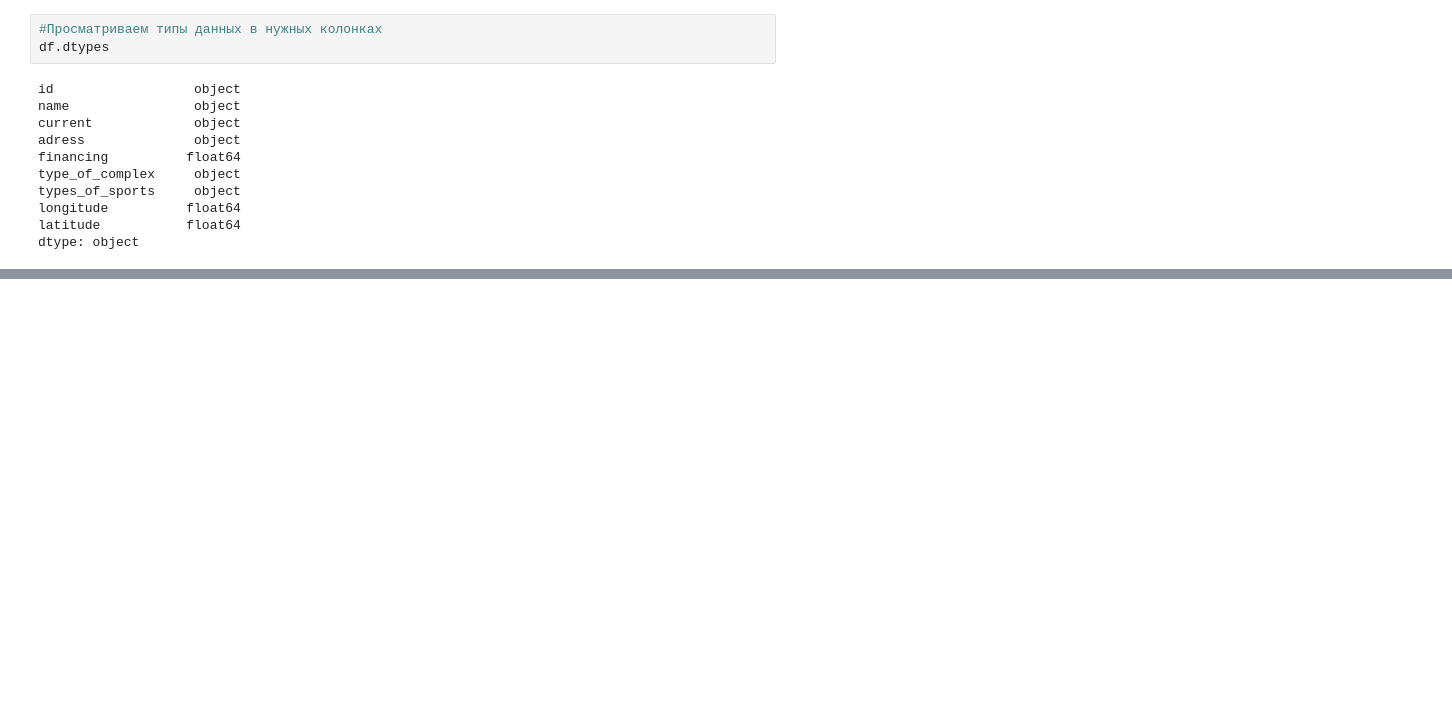
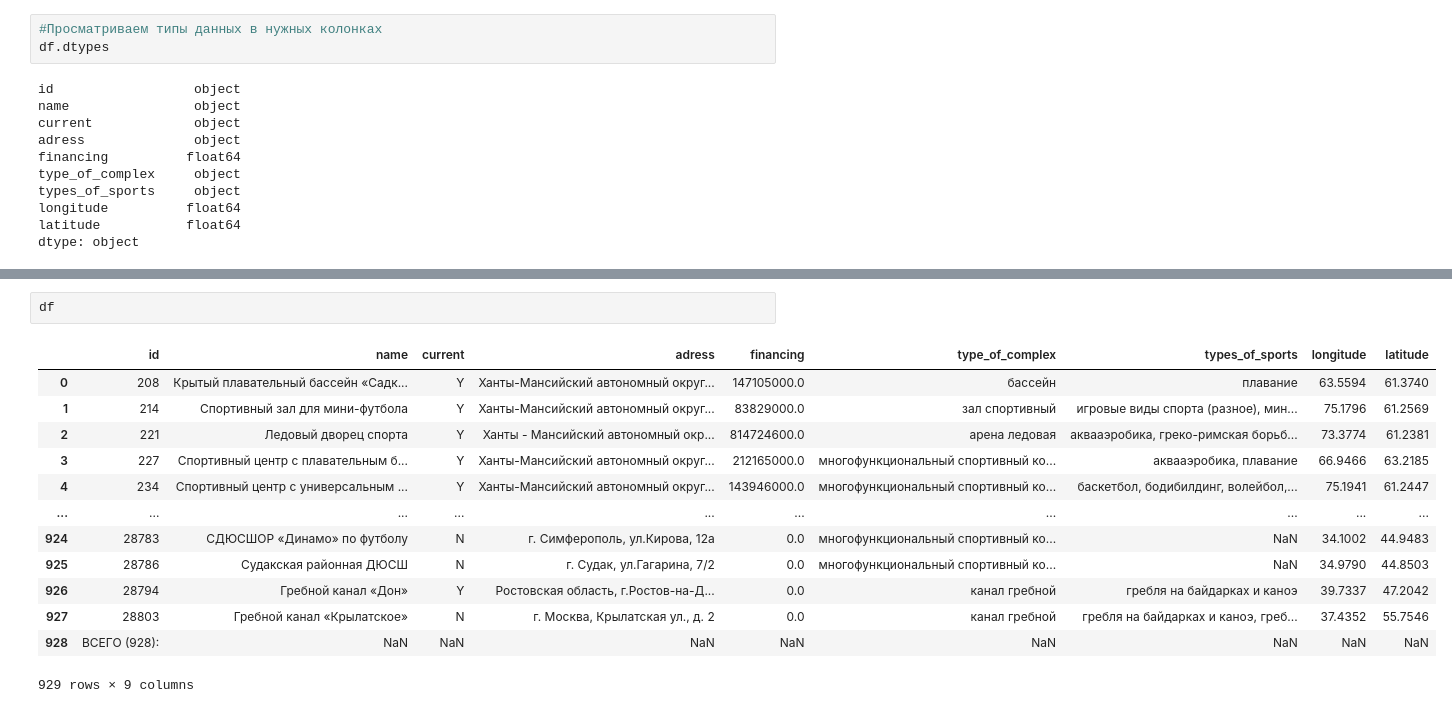
Before and after one commit to TheDryus/A-project-about-Russian-sports-facilities, a Jupyter notebook: All_Russian_Register_of_Sports_facilities_with_sports.ipynb, the cells around one changed output, grey strips where cells are left out. Cells and saved outputs as stored; diff of their text form; blank space fills up the shorter version.

```diff
--- a/All_Russian_Register_of_Sports_facilities_with_sports.ipynb
+++ b/All_Russian_Register_of_Sports_facilities_with_sports.ipynb
@@ -192,0 +220,16 @@ plt.scatter(df.longitude, df.latitude,color='green' ,edgecolors='red')
+# %%
+df
+# %% [output]
+|  | id | name | current | adress | financing | type_of_complex | types_of_sports | longitude | latitude |
+| 0 | 208 | Крытый плавательный бассейн «Садк... | Y | Ханты-Мансийский автономный округ... | 147105000.0 | бассейн | плавание | 63.5594 | 61.3740 |
+| 1 | 214 | Спортивный зал для мини-футбола | Y | Ханты-Мансийский автономный округ... | 83829000.0 | зал спортивный | игровые виды спорта (разное), мин... | 75.1796 | 61.2569 |
+| 2 | 221 | Ледовый дворец спорта | Y | Ханты - Мансийский автономный окр... | 814724600.0 | арена ледовая | аквааэробика, греко-римская борьб... | 73.3774 | 61.2381 |
+| 3 | 227 | Спортивный центр с плавательным б... | Y | Ханты-Мансийский автономный округ... | 212165000.0 | многофункциональный спортивный ко... | аквааэробика, плавание | 66.9466 | 63.2185 |
+| 4 | 234 | Спортивный центр с универсальным ... | Y | Ханты-Мансийский автономный округ... | 143946000.0 | многофункциональный спортивный ко... | баскетбол, бодибилдинг, волейбол,... | 75.1941 | 61.2447 |
+| ... | ... | ... | ... | ... | ... | ... | ... | ... | ... |
+| 924 | 28783 | СДЮСШОР «Динамо» по футболу | N | г. Симферополь, ул.Кирова, 12а | 0.0 | многофункциональный спортивный ко... | NaN | 34.1002 | 44.9483 |
+| 925 | 28786 | Судакская районная ДЮСШ | N | г. Судак, ул.Гагарина, 7/2 | 0.0 | многофункциональный спортивный ко... | NaN | 34.9790 | 44.8503 |
+| 926 | 28794 | Гребной канал «Дон» | Y | Ростовская область, г.Ростов-на-Д... | 0.0 | канал гребной | гребля на байдарках и каноэ | 39.7337 | 47.2042 |
+| 927 | 28803 | Гребной канал «Крылатское» | N | г. Москва, Крылатская ул., д. 2 | 0.0 | канал гребной | гребля на байдарках и каноэ, греб... | 37.4352 | 55.7546 |
+| 928 | ВСЕГО (928): | NaN | NaN | NaN | NaN | NaN | NaN | NaN | NaN |
+929 rows × 9 columns
```
Also changed, not shown: parts of 8 cells of this notebook.
